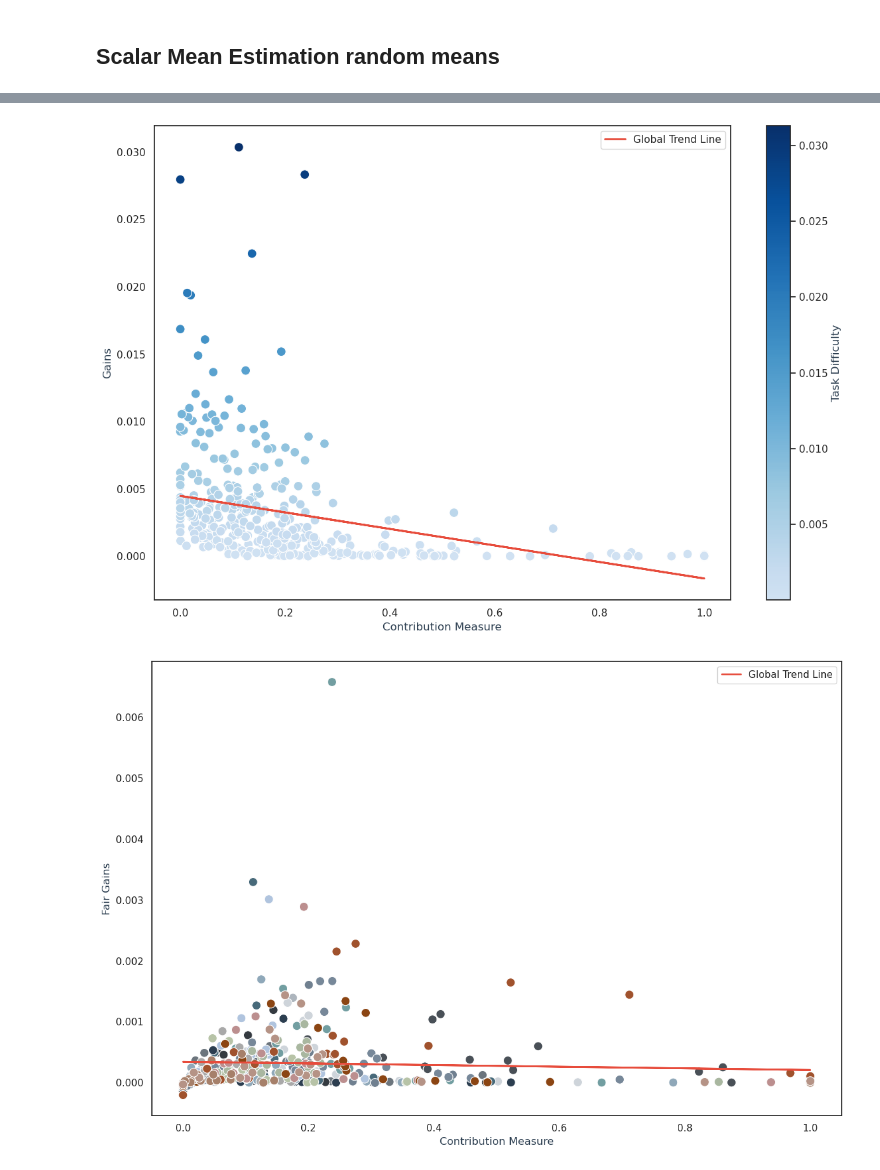
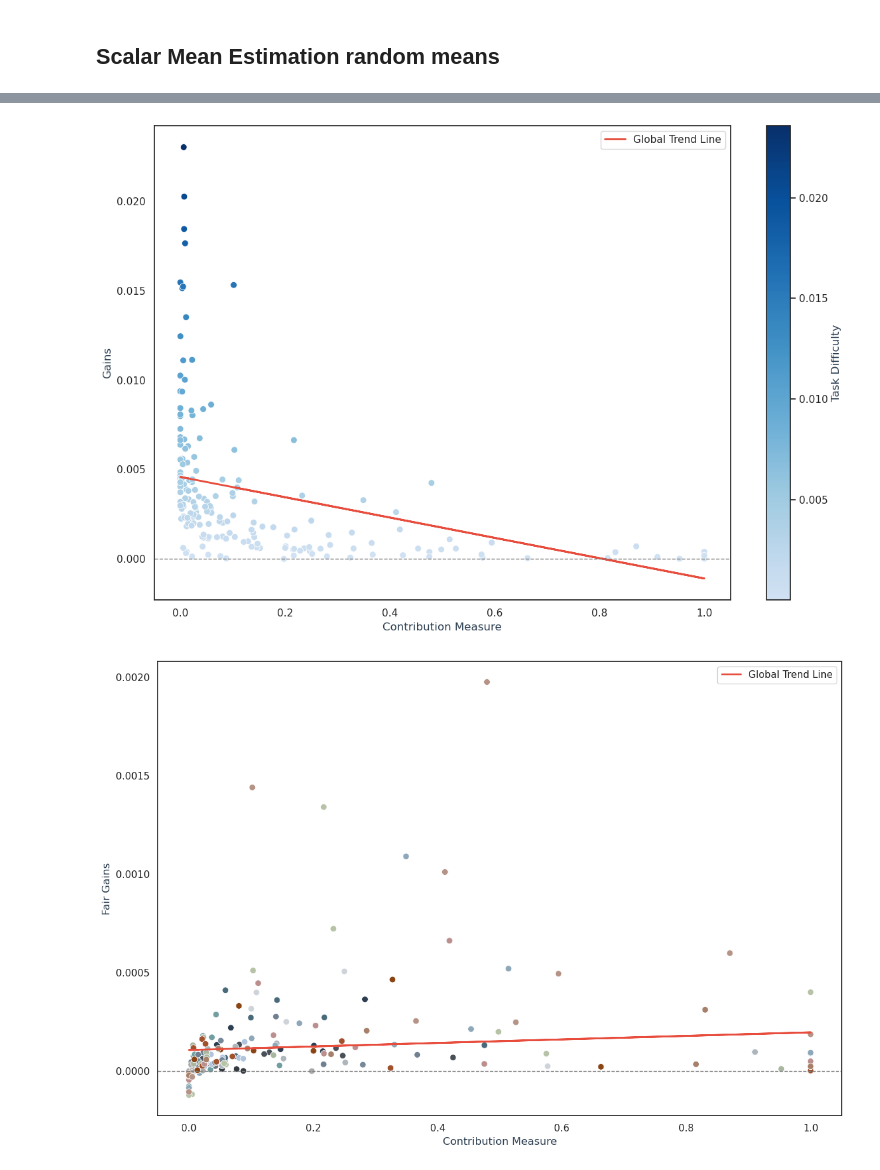
Before and after one commit to TheImpressiveDonut/Fairness-PFL, a Jupyter notebook: scalar_mean_estimation/theory_test.ipynb, the cells around one changed output, grey strips where cells are left out. Cells and saved outputs as stored; diff of their text form; code cells hidden in the pictures.

```diff
--- a/scalar_mean_estimation/theory_test.ipynb
+++ b/scalar_mean_estimation/theory_test.ipynb
@@ -15,7 +15,7 @@ The autoreload extension is already loaded. To reload it, use:
 # %% [markdown]
 ## Scalar Mean Estimation random means
 # %%
-N = 20
+N = 10
 num_iters = 20
 utility_type = "inverse"
 if utility_type == "linear":
@@ -25,7 +25,7 @@ elif utility_type == "inverse":
 else:
     raise NotImplementedError
 added_cost = 1e-4
-data_type = "uniform"
+data_type = "normal"
 if data_type == "uniform":
     get_data = get_random_data
 elif data_type == "normal":
@@ -88,9 +98,9 @@ plot_corr(exp_contributions, exp_gains, "Contribution Measure", "Gains", "", sav
 # %%
-plot_corr(exp_contributions, exp_gains, "Contribution Measure", "Gains", "", save_path=f"img/{data_type}_{utility_type}_contr_vs_gain_w_hue_diff", hue_control=exp_task_difficulty, hue_label="Task Difficulty")
+plot_corr(exp_contributions, exp_gains, "Contribution Measure", "Gains", "", save_path=f"img/{data_type}_{utility_type}_contr_vs_gain_w_hue_diff", hue_control=exp_task_difficulty, hue_label="Task Difficulty", y_0=True)
 # %% [output]
-[figure, old version]
+[figure, new version]
 # %%
-plot_corr(exp_contributions, exp_fair_gains, "Contribution Measure", "Fair Gains", "", save_path=f"img/{data_type}_{utility_type}_contr_vs_fair_gain")
+plot_corr(exp_contributions, exp_fair_gains, "Contribution Measure", "Fair Gains", "", save_path=f"img/{data_type}_{utility_type}_contr_vs_fair_gain", y_0=True)
 # %% [output]
-[figure, old version]
+[figure, new version]
 # %%
```
Also changed, not shown: parts of 12 cells of this notebook, 27 other files.
